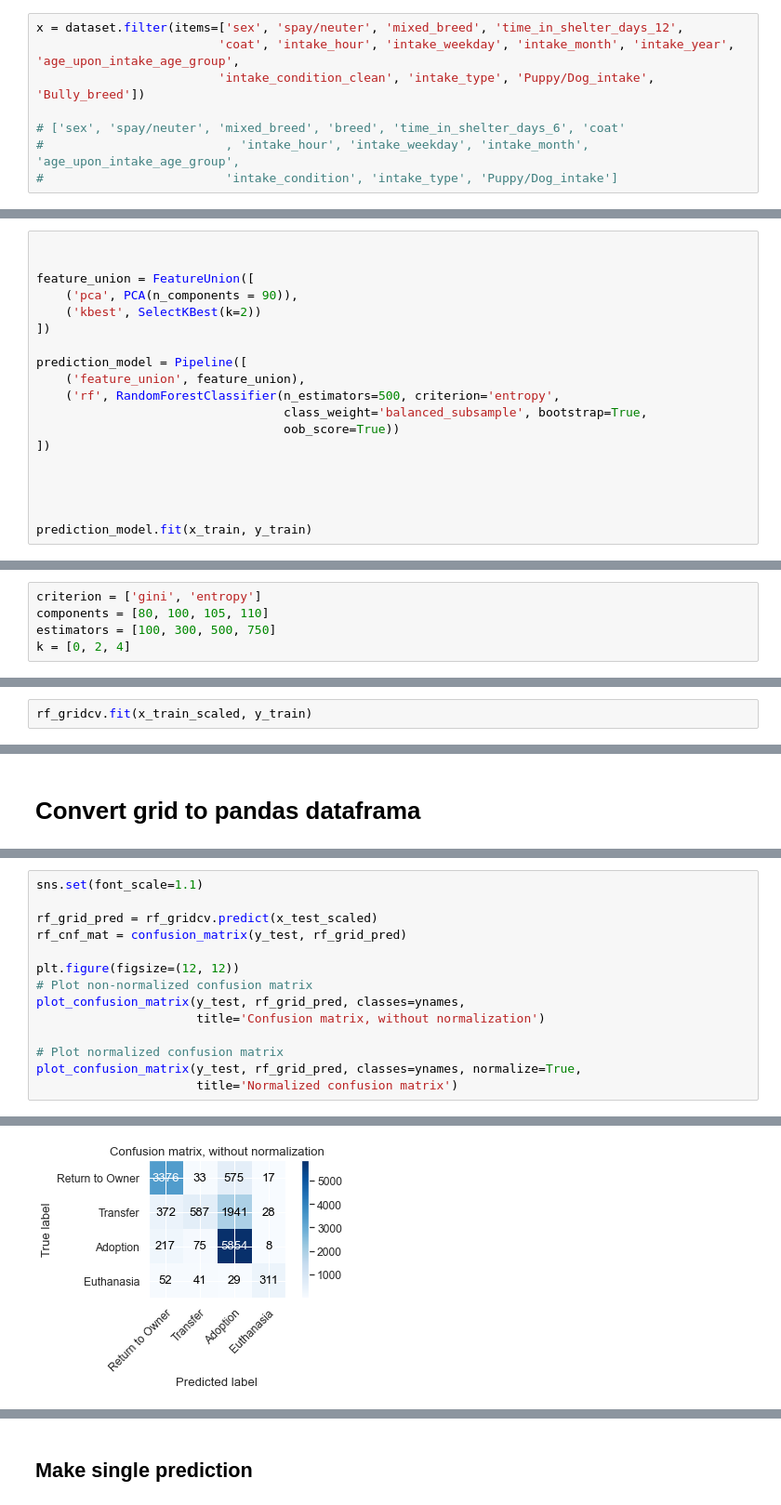
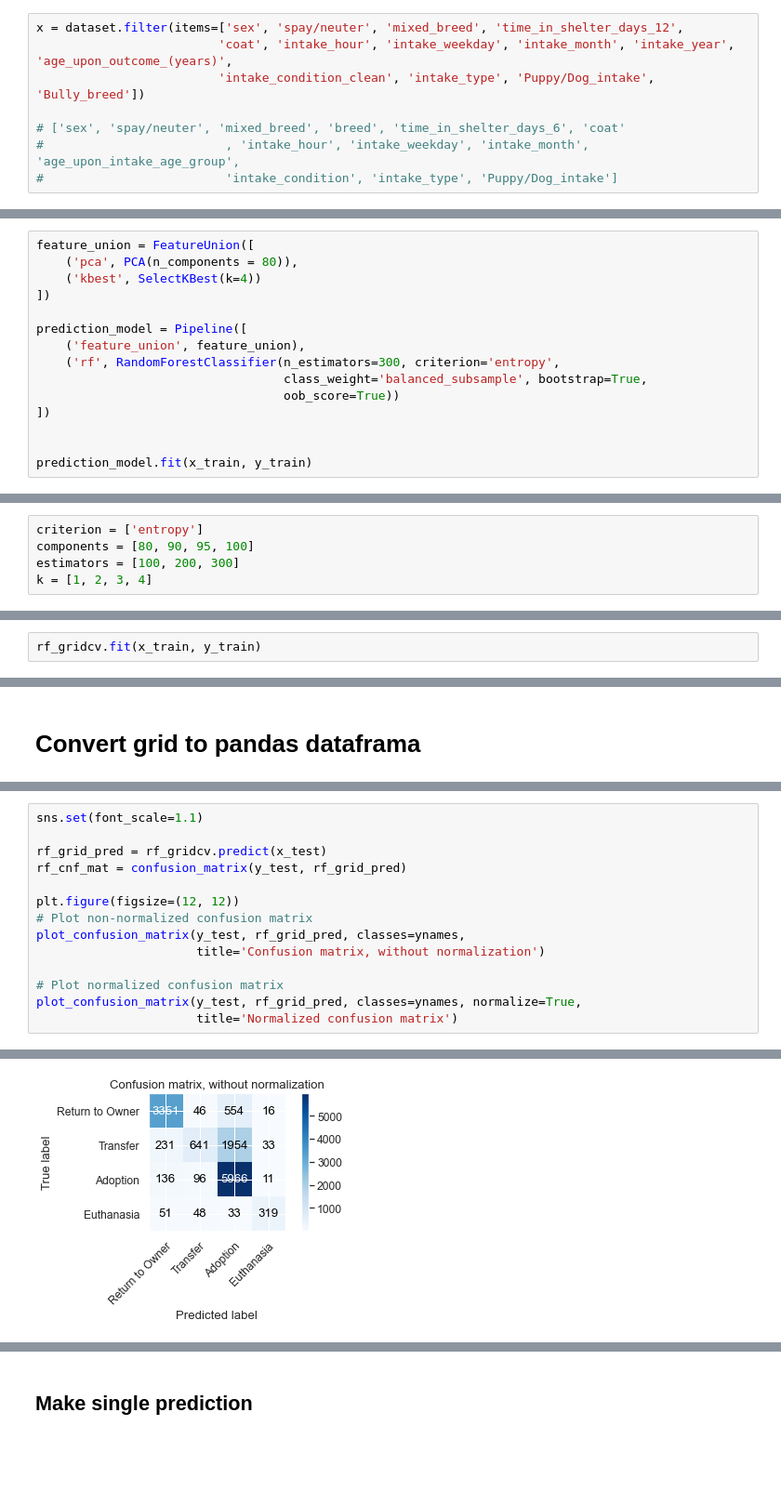
Before and after one commit to mmanning88/adoption_outcome_product, a Jupyter notebook: data_model/Prediction Modeling.ipynb, the cells around one changed output, grey strips where cells are left out. Shown at 93% size. Drawn from its saved outputs; the diff is of its cells as text; blank space fills up the shorter version.

```diff
--- a/data_model/Prediction Modeling.ipynb
+++ b/data_model/Prediction Modeling.ipynb
@@ -40,6 +54,6 @@ dataset =  dataset.loc[(dataset['outcome_type'] == 'Adoption')
 # %%
 x = dataset.filter(items=['sex', 'spay/neuter', 'mixed_breed', 'time_in_shelter_days_12',
-                         'coat', 'intake_hour', 'intake_weekday', 'intake_month', 'intake_year', 'age_upon_intake_age_group',
+                         'coat', 'intake_hour', 'intake_weekday', 'intake_month', 'intake_year', 'age_upon_outcome_(years)',
                          'intake_condition_clean', 'intake_type', 'Puppy/Dog_intake', 'Bully_breed'])
 
 # ['sex', 'spay/neuter', 'mixed_breed', 'breed', 'time_in_shelter_days_6', 'coat'
@@ -127,23 +114,19 @@ show()
 # %% [markdown]
 # Chain kbest feature extration to PCA with feature union
 # %%
-
-
 feature_union = FeatureUnion([
-    ('pca', PCA(n_components = 90)),
-    ('kbest', SelectKBest(k=2))
+    ('pca', PCA(n_components = 80)),
+    ('kbest', SelectKBest(k=4))
 ])
 
 prediction_model = Pipeline([
     ('feature_union', feature_union),
-    ('rf', RandomForestClassifier(n_estimators=500, criterion='entropy',
+    ('rf', RandomForestClassifier(n_estimators=300, criterion='entropy',
                                   class_weight='balanced_subsample', bootstrap=True,
                                   oob_score=True))
 ])
 
 
-
-
 prediction_model.fit(x_train, y_train)
 # %% [output]
 Pipeline(memory=None,
@@ -308,10 +268,10 @@ skplt.metrics.plot_confusion_matrix(y_test, rf_pred, figsize=(12,12))
 # %% [markdown]
 # Parameter tuning
 # %%
-criterion = ['gini', 'entropy']
-components = [80, 100, 105, 110]
-estimators = [100, 300, 500, 750]
-k = [0, 2, 4]
+criterion = ['entropy']
+components = [80, 90, 95, 100]
+estimators = [100, 200, 300]
+k = [1, 2, 3, 4]
 # %%
 from sklearn.multiclass import OneVsRestClassifier
 
@@ -332,7 +292,7 @@ rf_gridcv = GridSearchCV(prediction_model_tune, dict(feature_union__pca__n_compo
                                                      rf__estimator__criterion=criterion),
                          scoring='accuracy', cv=cv, return_train_score=True)
 # %%
-rf_gridcv.fit(x_train_scaled, y_train)
+rf_gridcv.fit(x_train, y_train)
 # %% [output]
 GridSearchCV(cv=StratifiedKFold(n_splits=4, random_state=None, shuffle=False),
              error_score='raise-deprecating',
@@ -370,7 +334,7 @@ results.tail(1)
 # %%
 sns.set(font_scale=1.1)
 
-rf_grid_pred = rf_gridcv.predict(x_test_scaled)
+rf_grid_pred = rf_gridcv.predict(x_test)
 rf_cnf_mat = confusion_matrix(y_test, rf_grid_pred)
 
 plt.figure(figsize=(12, 12))
@@ -395,6 +359,6 @@ Normalized confusion matrix
 <matplotlib.axes._subplots.AxesSubplot at 0x...>
 <Figure size 864x864 with 0 Axes>
-[figure, old version]
+[figure, new version]
 [figure]
 # %%
 print(accuracy_score(y_test, rf_grid_pred))
```
Also changed, not shown: parts of 27 cells of this notebook, 2 other files.
